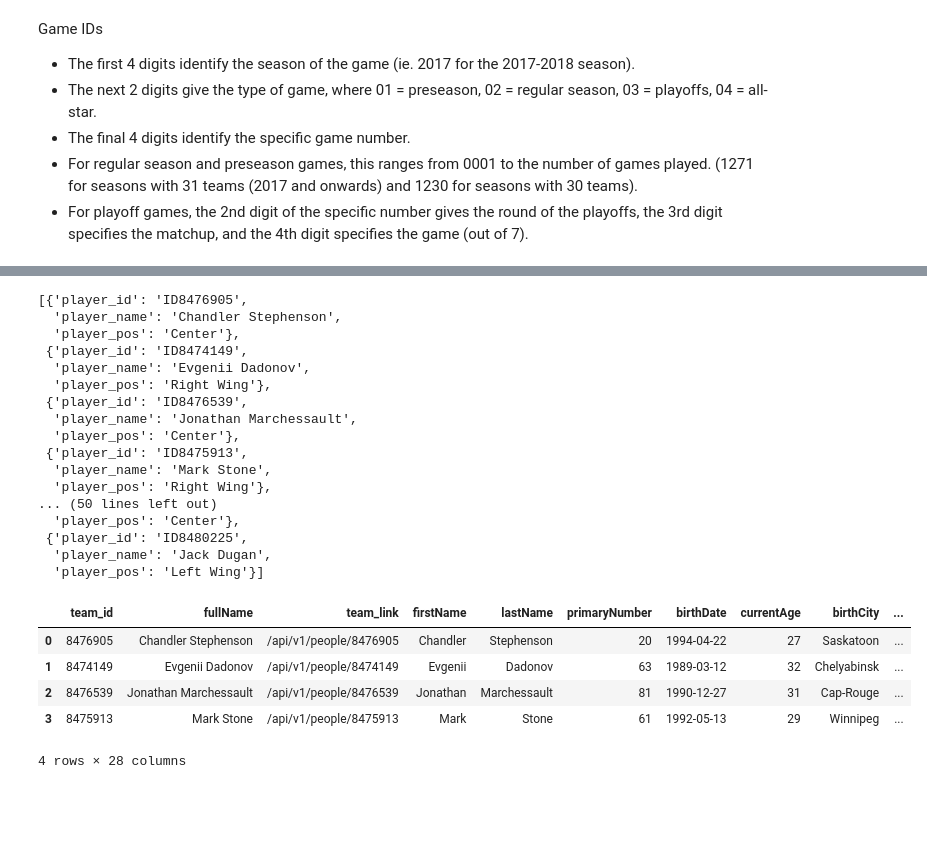
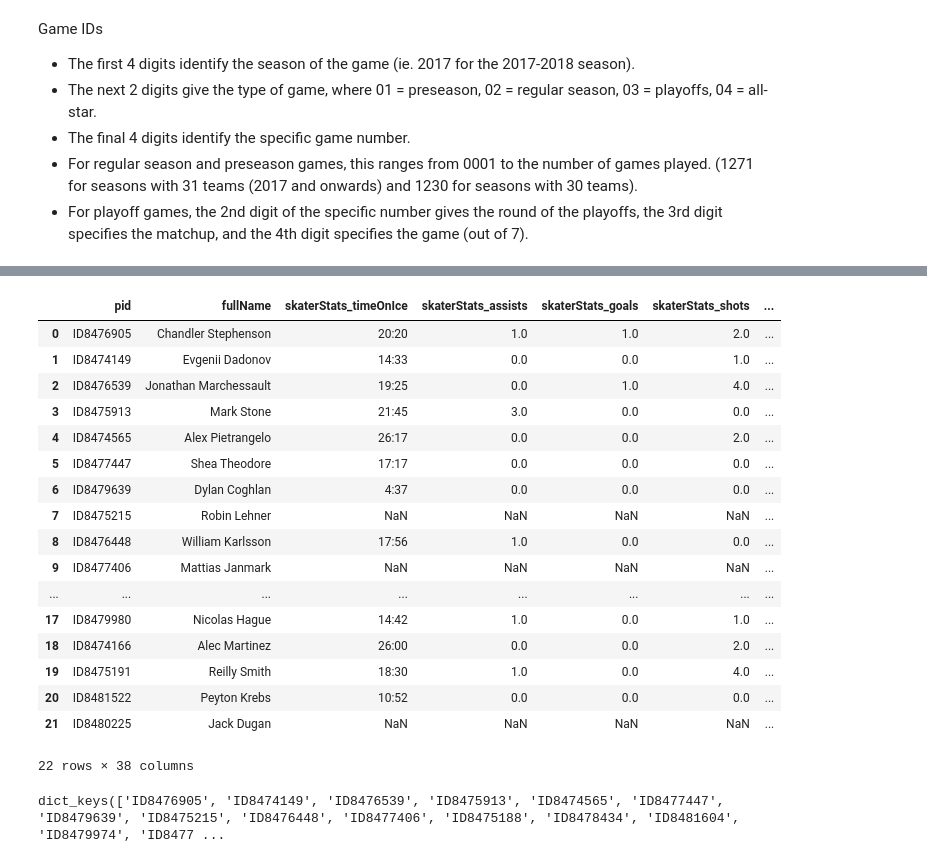
Before and after one commit to the-data-base/nhl-breakouts, a Jupyter notebook: exploring_nhl_api.ipynb, the cells around one changed output, grey strips where cells are left out. Saved outputs shown, nothing was run; the diff lists cells and outputs as text; code cells hidden in the pictures; blank space fills up the shorter version.

```diff
--- a/exploring_nhl_api.ipynb
+++ b/exploring_nhl_api.ipynb
@@ -102,6 +165,7 @@ json_object = json.loads(boxscore_json)
 # second layerS
 
 arlo_swag = []
+empty_pd = pd.DataFrame()
 player_id = list(json_object[0]['teams']['home']['players'].keys())
 
 for i in player_id:
@@ -117,57 +181,50 @@ for i in player_id:
 
 
 arlo_swag
-# %% [output]
-[{'player_id': 'ID8476905',
-  'player_name': 'Chandler Stephenson',
-  'player_pos': 'Center'},
- {'player_id': 'ID8474149',
-  'player_name': 'Evgenii Dadonov',
-  'player_pos': 'Right Wing'},
- {'player_id': 'ID8476539',
-  'player_name': 'Jonathan Marchessault',
-  'player_pos': 'Center'},
- {'player_id': 'ID8475913',
-  'player_name': 'Mark Stone',
-  'player_pos': 'Right Wing'},
-... (50 lines left out)
-  'player_pos': 'Center'},
- {'player_id': 'ID8480225',
-  'player_name': 'Jack Dugan',
-  'player_pos': 'Left Wing'}]
 # %%
 # Boxscore JSON
 # Get the number of shots, goals and icetime by game for each skater
 json_object = json.loads(boxscore_json)
 
 # first layer = the game (number)
 # second layerS
 
 arlo_swag = []
 player_id = list(json_object[0]['teams']['home']['players'].keys())
 
-for i in player_id:
-    #pid = i
-    player_data = json_object[0]['teams']['home']['players'][i]['person']
-    arlo_swag.append(player_data)
-    #arlo_swag.append(pid)
+#player_id
+#list(df2['pid'])
 
+for i in list(json_object[0]['teams']['home']['players'].keys()):
+    blah = json_object[0]['teams']['home']['players'][i]['stats']
+    person = json_object[0]['teams']['home']['players'][i]['person']['fullName']
+    blah["pid"] = i
+    blah["fullName"] = person
+    arlo_swag.append(blah)
 
 arlo_swag
-df1 = pd.DataFrame.from_dict(arlo_swag)
-df1['pid'] = 'ID' + df1['id'].astype(str)
-df2 = pd.concat([df1.drop(['currentTeam'], axis=1), df1['currentTeam'].apply(pd.Series)], axis=1)
-df2 = df2.rename(columns={"id": "team_id", "name": "team_name", "link": "team_link"})
-df2 = pd.concat([df2.drop(['primaryPosition'], axis=1), df2['primaryPosition'].apply(pd.Series)], axis=1)
-df2 = df2.rename(columns={"code": "pos_code", "name": "pos_name", "type": "pos_type", "abbreviation": "pos_abbr"})
-
-
-
-df2.head(4)
+df = pd.json_normalize(arlo_swag, sep='_')
+df
 # %% [output]
-|  | team_id | fullName | team_link | firstName | lastName | primaryNumber | birthDate | currentAge | birthCity | ... |
-| 0 | 8476905 | Chandler Stephenson | /api/v1/people/8476905 | Chandler | Stephenson | 20 | 1994-04-22 | 27 | Saskatoon | ... |
-| 1 | 8474149 | Evgenii Dadonov | /api/v1/people/8474149 | Evgenii | Dadonov | 63 | 1989-03-12 | 32 | Chelyabinsk | ... |
-| 2 | 8476539 | Jonathan Marchessault | /api/v1/people/8476539 | Jonathan | Marchessault | 81 | 1990-12-27 | 31 | Cap-Rouge | ... |
-| 3 | 8475913 | Mark Stone | /api/v1/people/8475913 | Mark | Stone | 61 | 1992-05-13 | 29 | Winnipeg | ... |
+|  | pid | fullName | skaterStats_timeOnIce | skaterStats_assists | skaterStats_goals | skaterStats_shots | ... |
+| 0 | ID8476905 | Chandler Stephenson | 20:20 | 1.0 | 1.0 | 2.0 | ... |
+| 1 | ID8474149 | Evgenii Dadonov | 14:33 | 0.0 | 0.0 | 1.0 | ... |
+| 2 | ID8476539 | Jonathan Marchessault | 19:25 | 0.0 | 1.0 | 4.0 | ... |
+| 3 | ID8475913 | Mark Stone | 21:45 | 3.0 | 0.0 | 0.0 | ... |
+| 4 | ID8474565 | Alex Pietrangelo | 26:17 | 0.0 | 0.0 | 2.0 | ... |
+| 5 | ID8477447 | Shea Theodore | 17:17 | 0.0 | 0.0 | 0.0 | ... |
+| 6 | ID8479639 | Dylan Coghlan | 4:37 | 0.0 | 0.0 | 0.0 | ... |
+| 7 | ID8475215 | Robin Lehner | NaN | NaN | NaN | NaN | ... |
+| 8 | ID8476448 | William Karlsson | 17:56 | 1.0 | 0.0 | 0.0 | ... |
+| 9 | ID8477406 | Mattias Janmark | NaN | NaN | NaN | NaN | ... |
+| ... | ... | ... | ... | ... | ... | ... | ... |
+| 17 | ID8479980 | Nicolas Hague | 14:42 | 1.0 | 0.0 | 1.0 | ... |
+| 18 | ID8474166 | Alec Martinez | 26:00 | 0.0 | 0.0 | 2.0 | ... |
+| 19 | ID8475191 | Reilly Smith | 18:30 | 1.0 | 0.0 | 4.0 | ... |
+| 20 | ID8481522 | Peyton Krebs | 10:52 | 0.0 | 0.0 | 0.0 | ... |
+| 21 | ID8480225 | Jack Dugan | NaN | NaN | NaN | NaN | ... |
-4 rows × 28 columns
+22 rows × 38 columns
+# %%
+json_object[0]['teams']['home']['players'].keys()
+# %% [output]
+dict_keys(['ID8476905', 'ID8474149', 'ID8476539', 'ID8475913', 'ID8474565', 'ID8477447', 'ID8479639', 'ID8475215', 'ID8476448', 'ID8477406', 'ID8475188', 'ID8478434', 'ID8481604', 'ID8479974', 'ID8477 ...
```
Also changed, not shown: parts of 3 cells of this notebook.
